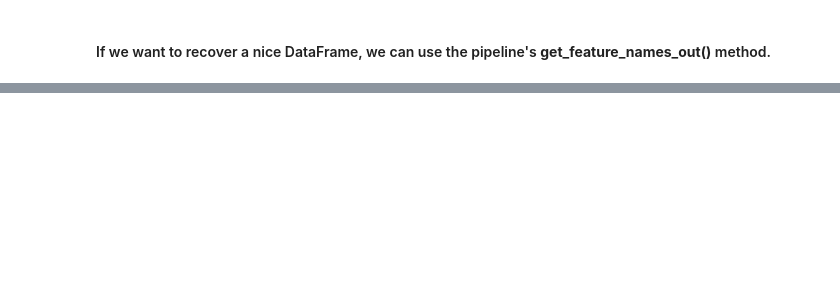
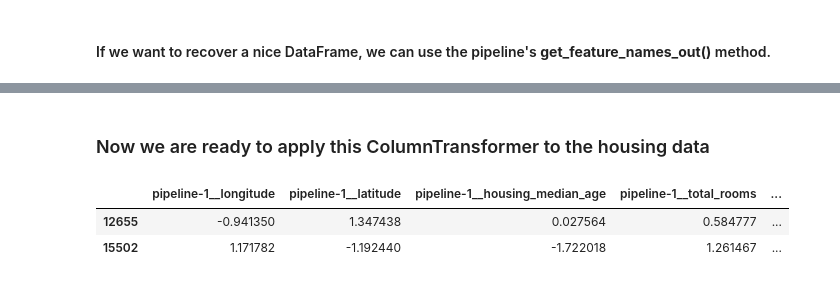
Before and after one commit to Suborno666/Housing_Price_Pred, a Jupyter notebook: script.ipynb, the cells around one changed output, grey strips where cells are left out. Drawn from its saved outputs; the diff is of its cells as text; code cells hidden in the pictures; blank space fills up the shorter version.

```diff
--- a/script.ipynb
+++ b/script.ipynb
@@ -687,0 +695,18 @@ df_housing_num_prepared
+# %%
+from sklearn.compose import ColumnTransformer
+
+num_attribs = ["longitude","latitude","housing_median_age","total_rooms","total_bedrooms","population","households","median_income"]
+
+cat_attribs = ["ocean_proximity"]
+
+cat_pipeline = make_pipeline(
+    SimpleImputer(strategy='most_frequent'),
+    OneHotEncoder(handle_unknown='ignore')
+)
+
+preprocessing = ColumnTransformer([
+    ('num',num_pipeline,num_attribs),
+    ('cat',cat_pipeline,cat_attribs)
+])
+
+preprocessing
@@ -687,0 +728,9 @@ df_housing_num_prepared
+# %%
+from sklearn.compose import make_column_selector,make_column_transformer
+
+preprocessing = make_column_transformer(
+    (num_pipeline,  make_column_selector(dtype_include=np.number)),
+    (cat_pipeline,make_column_selector(dtype_include=object))
+)
+
+preprocessing
@@ -687,0 +750,12 @@ df_housing_num_prepared
+# %% [markdown]
+### Now we are ready to apply this ColumnTransformer to the housing data
+# %%
+housing_prepared = preprocessing.fit_transform(housing)
+# %%
+housing_prepared_fr = pd.DataFrame( housing_prepared, columns=preprocessing.get_feature_names_out(), index=housing.index)
+
+housing_prepared_fr.head(2)
+# %% [output]
+|  | pipeline-1__longitude | pipeline-1__latitude | pipeline-1__housing_median_age | pipeline-1__total_rooms | ... |
+| 12655 | -0.941350 | 1.347438 | 0.027564 | 0.584777 | ... |
+| 15502 | 1.171782 | -1.192440 | -1.722018 | 1.261467 | ... |
```
Also changed, not shown: parts of 5 cells of this notebook.
